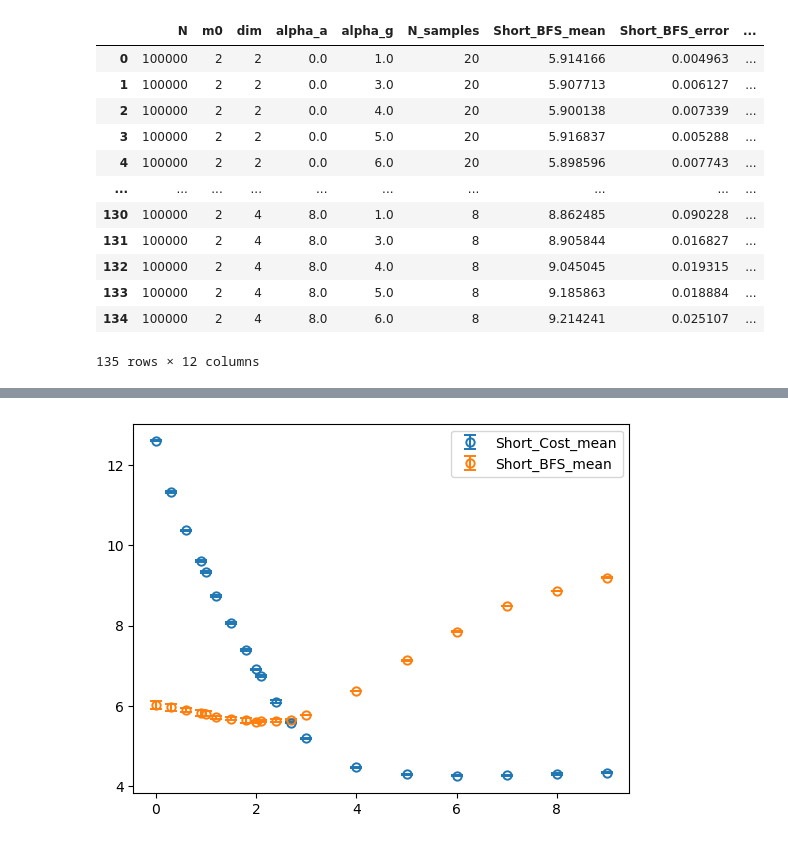
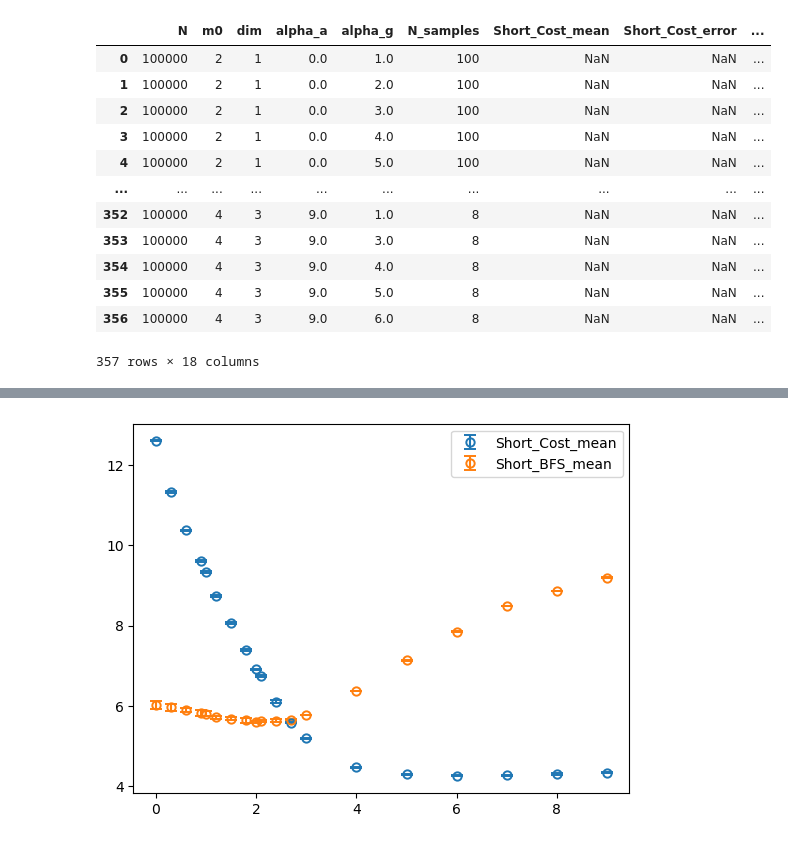
Before and after one commit to JuniorAlencar/SpatialPreferential, a Jupyter notebook: scripts/jupyter/load_data.ipynb, the cells around one changed output, grey strips where cells are left out. Drawn from its saved outputs; the diff is of its cells as text; code cells hidden in the pictures.

Commit message:
update processed

```diff
--- a/scripts/jupyter/load_data.ipynb
+++ b/scripts/jupyter/load_data.ipynb
@@ -6,19 +7,20 @@ import pandas as pd
 # %%
-df_trash = pd.read_csv("../../Data/all_data.csv")
-df = df_trash.dropna(axis=1)
+df = pd.read_csv("/home/light/Documents/SpatialPreferential/processed/properties/all_data.csv")
 df
+#df = df_trash.dropna(axis=1)
+#df
 # %% [output]
-|  | N | m0 | dim | alpha_a | alpha_g | N_samples | Short_BFS_mean | Short_BFS_error | ... |
-| 0 | 100000 | 2 | 2 | 0.0 | 1.0 | 20 | 5.914166 | 0.004963 | ... |
-| 1 | 100000 | 2 | 2 | 0.0 | 3.0 | 20 | 5.907713 | 0.006127 | ... |
-| 2 | 100000 | 2 | 2 | 0.0 | 4.0 | 20 | 5.900138 | 0.007339 | ... |
-| 3 | 100000 | 2 | 2 | 0.0 | 5.0 | 20 | 5.916837 | 0.005288 | ... |
-| 4 | 100000 | 2 | 2 | 0.0 | 6.0 | 20 | 5.898596 | 0.007743 | ... |
+|  | N | m0 | dim | alpha_a | alpha_g | N_samples | Short_Cost_mean | Short_Cost_error | ... |
+| 0 | 100000 | 2 | 1 | 0.0 | 1.0 | 100 | NaN | NaN | ... |
+| 1 | 100000 | 2 | 1 | 0.0 | 2.0 | 100 | NaN | NaN | ... |
+| 2 | 100000 | 2 | 1 | 0.0 | 3.0 | 100 | NaN | NaN | ... |
+| 3 | 100000 | 2 | 1 | 0.0 | 4.0 | 100 | NaN | NaN | ... |
+| 4 | 100000 | 2 | 1 | 0.0 | 5.0 | 100 | NaN | NaN | ... |
 | ... | ... | ... | ... | ... | ... | ... | ... | ... | ... |
-| 130 | 100000 | 2 | 4 | 8.0 | 1.0 | 8 | 8.862485 | 0.090228 | ... |
-| 131 | 100000 | 2 | 4 | 8.0 | 3.0 | 8 | 8.905844 | 0.016827 | ... |
-| 132 | 100000 | 2 | 4 | 8.0 | 4.0 | 8 | 9.045045 | 0.019315 | ... |
-| 133 | 100000 | 2 | 4 | 8.0 | 5.0 | 8 | 9.185863 | 0.018884 | ... |
-| 134 | 100000 | 2 | 4 | 8.0 | 6.0 | 8 | 9.214241 | 0.025107 | ... |
+| 352 | 100000 | 4 | 3 | 9.0 | 1.0 | 8 | NaN | NaN | ... |
+| 353 | 100000 | 4 | 3 | 9.0 | 3.0 | 8 | NaN | NaN | ... |
+| 354 | 100000 | 4 | 3 | 9.0 | 4.0 | 8 | NaN | NaN | ... |
+| 355 | 100000 | 4 | 3 | 9.0 | 5.0 | 8 | NaN | NaN | ... |
+| 356 | 100000 | 4 | 3 | 9.0 | 6.0 | 8 | NaN | NaN | ... |
-135 rows × 12 columns
+357 rows × 18 columns
 # %%
```
Also changed, not shown: parts of 4 cells of this notebook, 15 other files.
